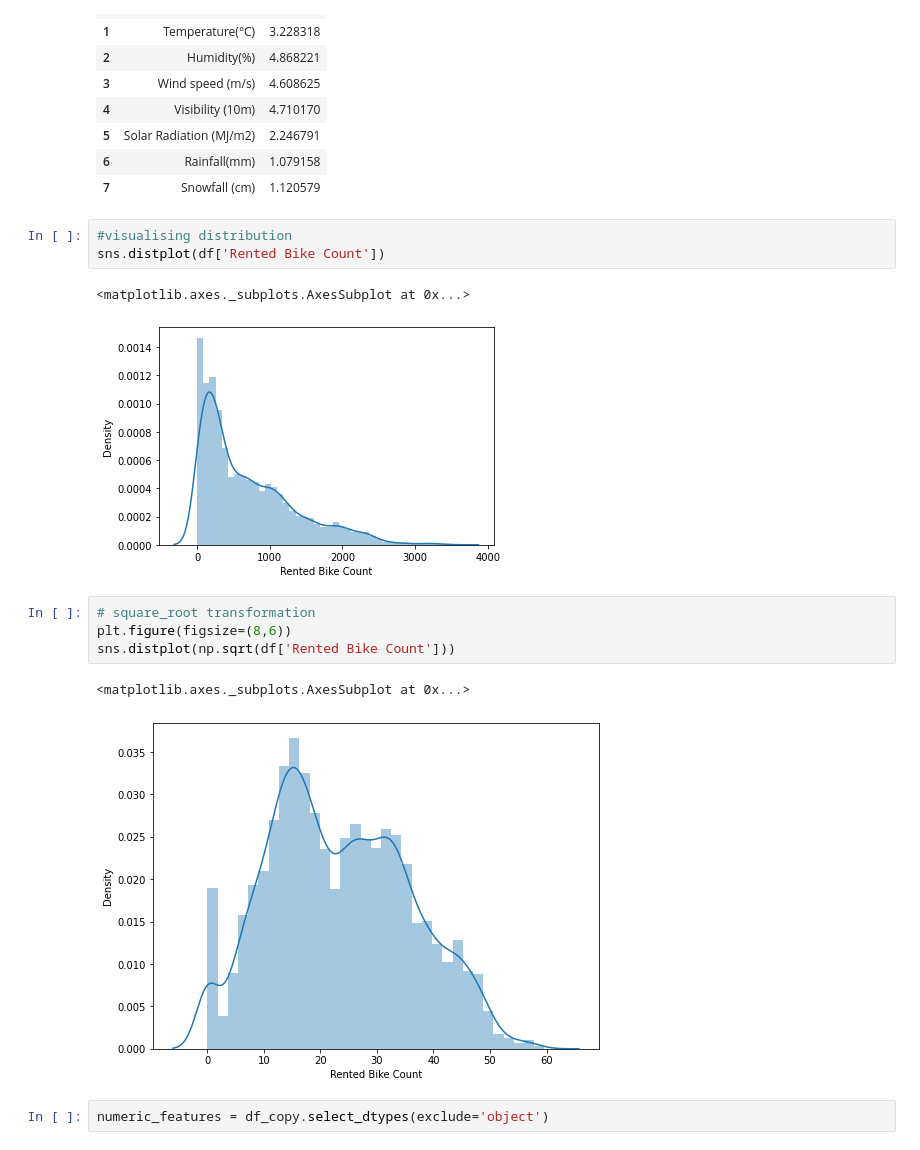
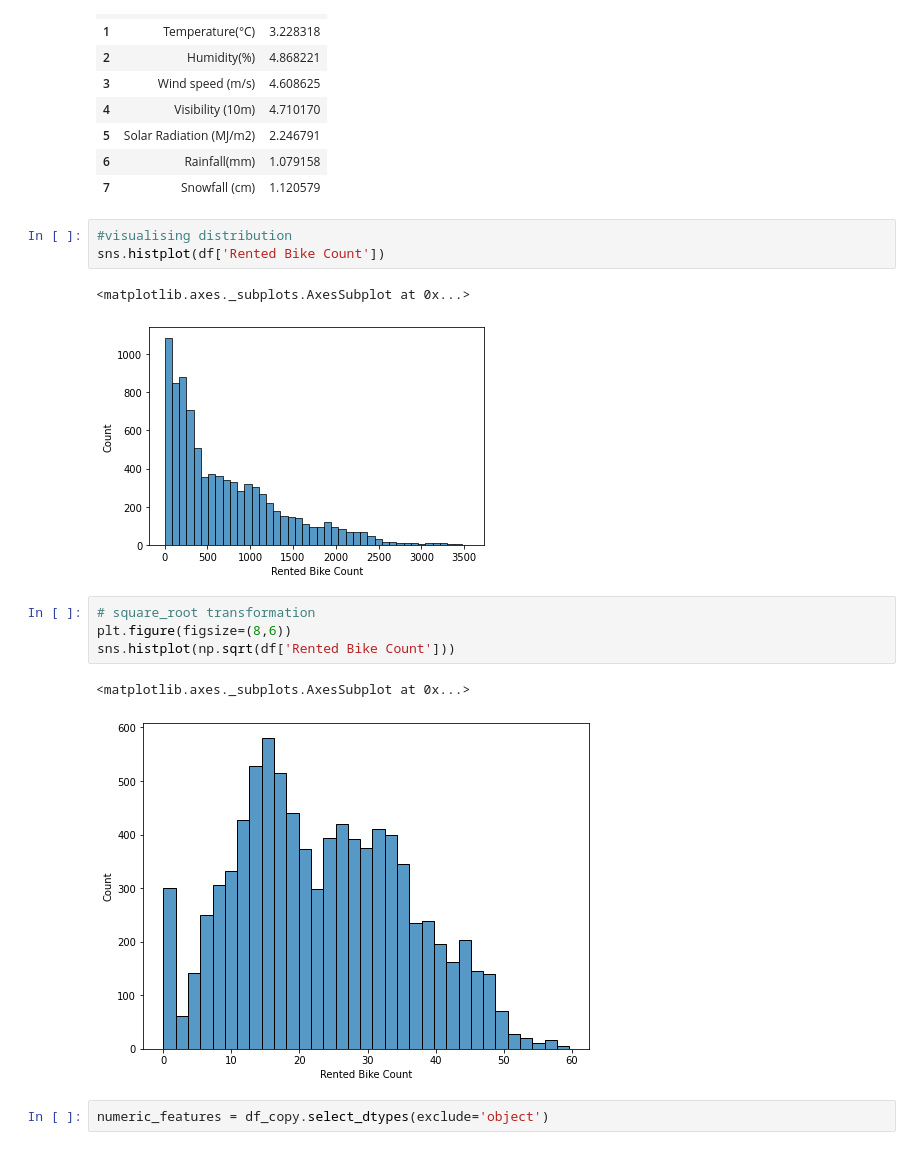
Before and after one commit to Jaypardeshii/Bike-Sharing-Demand-Prediction, a Jupyter notebook: Copy_of_Bike_Sharing_Demand_Prediction_Capstone_Project.ipynb, the cells around one changed output. Saved outputs shown, nothing was run; the diff lists cells and outputs as text.

```diff
--- a/Copy_of_Bike_Sharing_Demand_Prediction_Capstone_Project.ipynb
+++ b/Copy_of_Bike_Sharing_Demand_Prediction_Capstone_Project.ipynb
@@ -258,17 +259,17 @@ calc_vif(df_copy[[i for i in df.describe().columns if i not in ['Rented Bike Cou
 | 7 | Snowfall (cm) | 1.120579 |
 # %%
 #visualising distribution
-sns.distplot(df['Rented Bike Count'])
+sns.histplot(df['Rented Bike Count'])
 # %% [output]
 <matplotlib.axes._subplots.AxesSubplot at 0x...>
-[figure, old version]
+[figure, new version]
 # %%
 # square_root transformation
 plt.figure(figsize=(8,6))
-sns.distplot(np.sqrt(df['Rented Bike Count']))
+sns.histplot(np.sqrt(df['Rented Bike Count']))
 # %% [output]
 <matplotlib.axes._subplots.AxesSubplot at 0x...>
-[figure, old version]
+[figure, new version]
 # %%
 numeric_features = df_copy.select_dtypes(exclude='object')
 # %%
```
Also changed, not shown: parts of 3 cells of this notebook.
